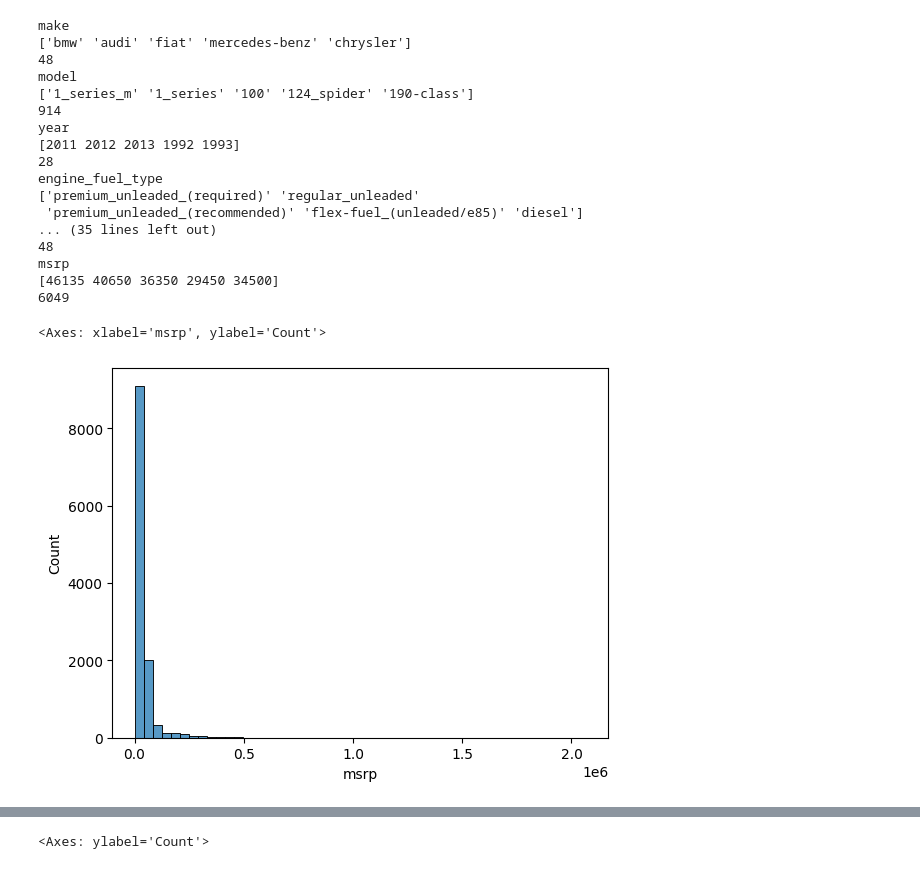
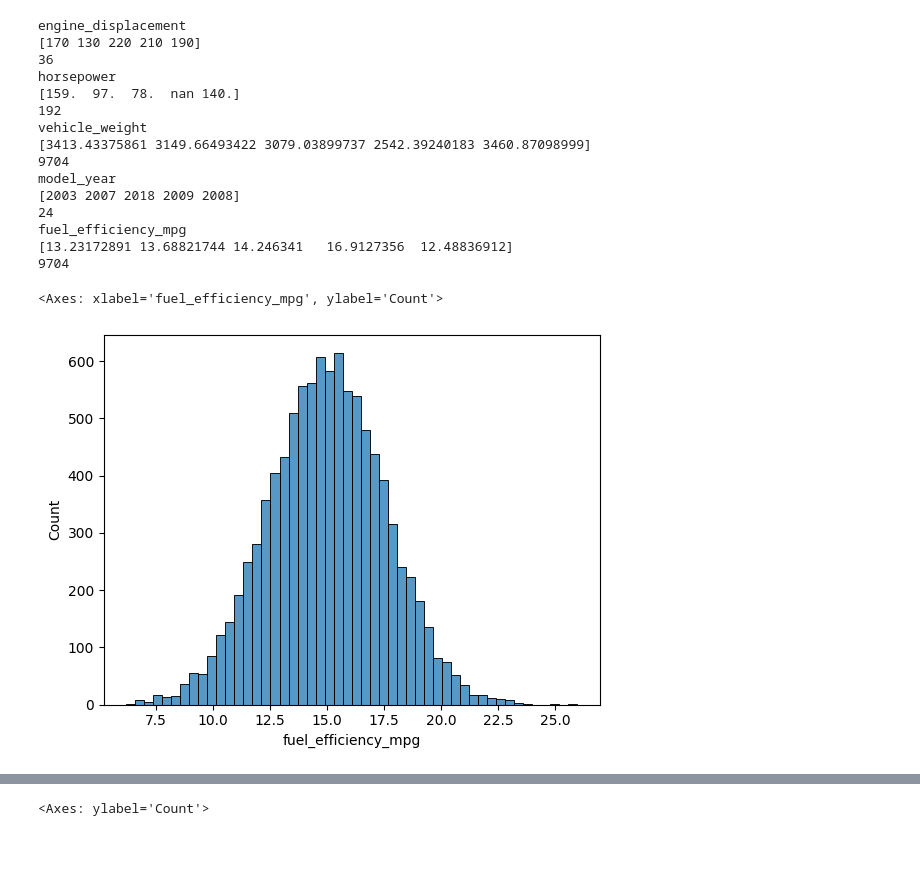
Before and after one commit to Krishna-Teja-Thallapalli-Venkata/Machine-Learning-Zoomcamp-Homework, a Jupyter notebook: 02-regression/Homework.ipynb, the cells around one changed output, grey strips where cells are left out. Saved outputs shown, nothing was run; the diff lists cells and outputs as text; code cells hidden in the pictures.

```diff
--- a/02-regression/Homework.ipynb
+++ b/02-regression/Homework.ipynb
@@ -19,2 +19,3 @@ data.csv.10         100%[===================>]   1.41M  5.16MB/s    in 0.3s
 # %%
-df = pd.read_csv('data.csv')
+df = pd.read_csv('car_fuel_efficiency.csv')
+df.head()
@@ -21,3 +28,0 @@ df = pd.read_csv('data.csv')
-# %%
-df.columns = df.columns.str.lower().str.replace(' ','_')
-df.head()
@@ -43,3 +28,0 @@ strings
-# %%
-for col in strings:
-    df[col] = df[col].str.lower().str.replace(' ','_')
@@ -65,34 +50,42 @@ msrp                   int64
 dtype: object
+# %%
+selected_columns = [
+    'engine_displacement',
+    'horsepower',
+    'vehicle_weight',
+    'model_year',
+    'fuel_efficiency_mpg'
+]
+
+df_small = df[selected_columns].copy()
 # %%
-for col in df.columns:
+for col in df_small.columns:
     print(col)
     print(df[col].unique()[:5])
     print(df[col].nunique())
 # %% [output]
-make
-['bmw' 'audi' 'fiat' 'mercedes-benz' 'chrysler']
-48
-model
-['1_series_m' '1_series' '100' '124_spider' '190-class']
-914
-year
-[2011 2012 2013 1992 1993]
-28
-engine_fuel_type
-['premium_unleaded_(required)' 'regular_unleaded'
- 'premium_unleaded_(recommended)' 'flex-fuel_(unleaded/e85)' 'diesel']
-... (35 lines left out)
-48
-msrp
-[46135 40650 36350 29450 34500]
-6049
+engine_displacement
+[170 130 220 210 190]
+36
+horsepower
+[159.  97.  78.  nan 140.]
+192
+vehicle_weight
+[3413.43375861 3149.66493422 3079.03899737 2542.39240183 3460.87098999]
+9704
+model_year
+[2003 2007 2018 2009 2008]
+24
+fuel_efficiency_mpg
+[13.23172891 13.68821744 14.246341   16.9127356  12.48836912]
+9704
 # %%
 import matplotlib.pyplot as plt
 import seaborn as sns
 
 %matplotlib inline
 # %%
-sns.histplot(df.msrp, bins=50)
+sns.histplot(df_small.fuel_efficiency_mpg, bins=50)
 # %% [output]
-<Axes: xlabel='msrp', ylabel='Count'>
+<Axes: xlabel='fuel_efficiency_mpg', ylabel='Count'>
-[figure, old version]
+[figure, new version]
```
Also changed, not shown: parts of 36 cells of this notebook.
